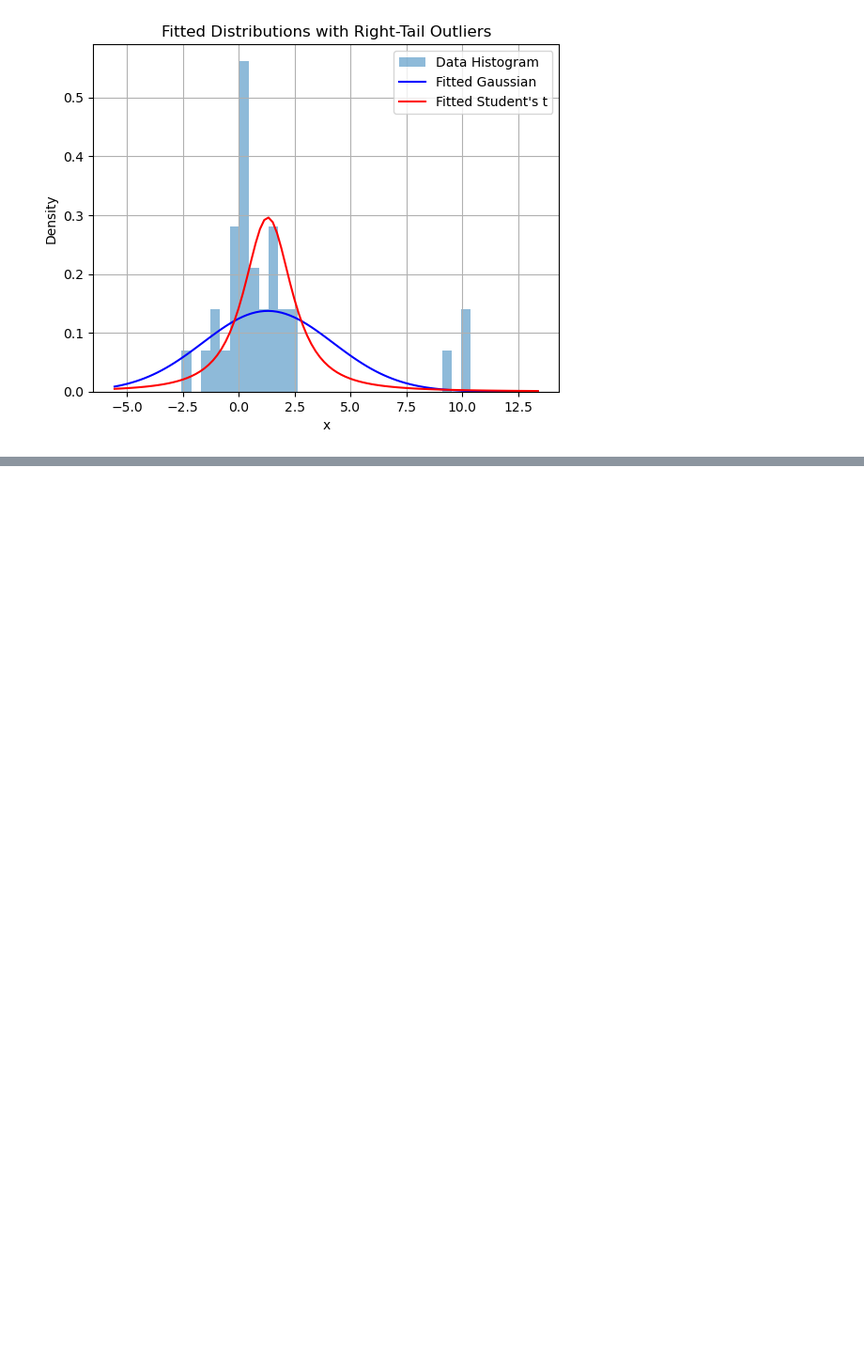
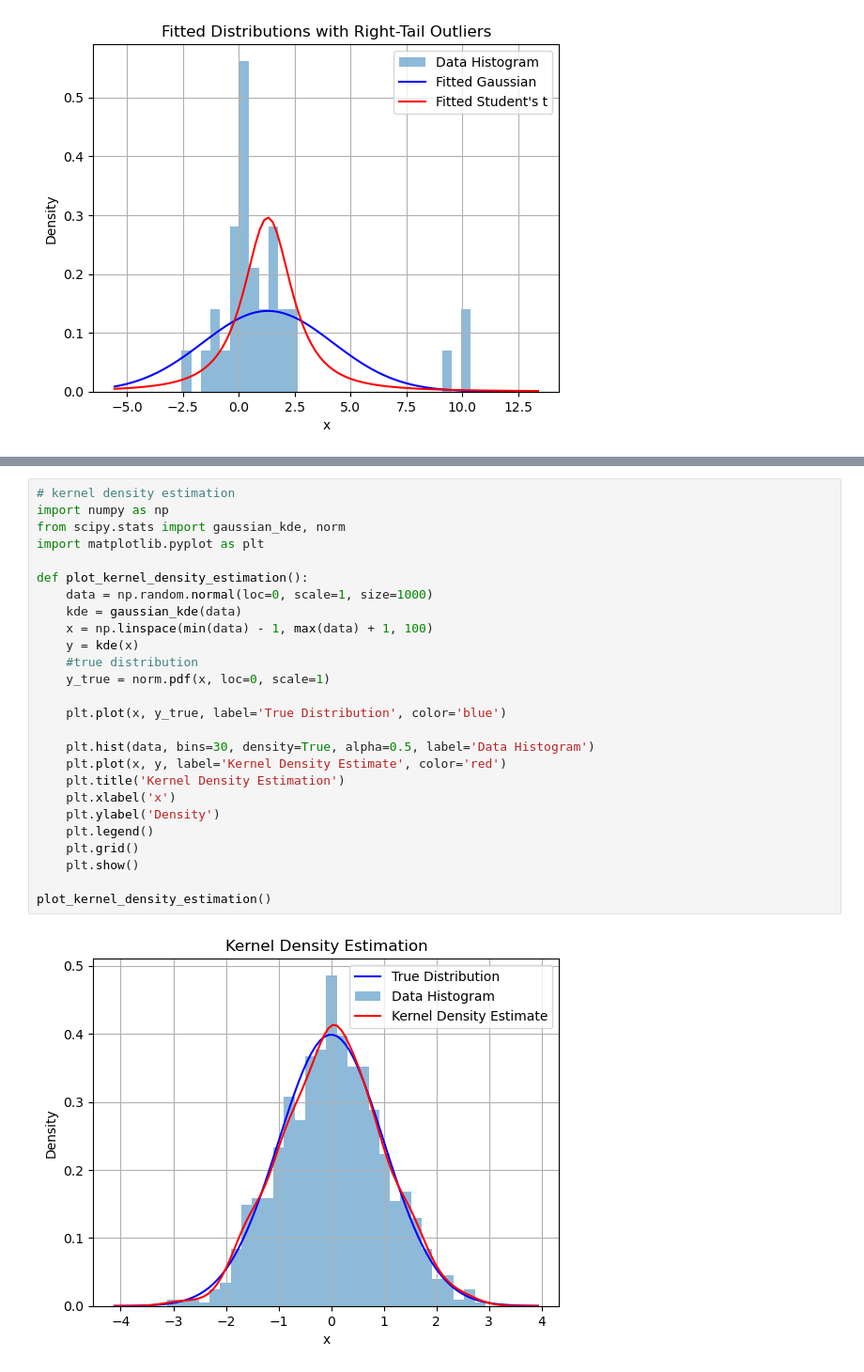
Before and after one commit to maitrungnguyen/PRML-reading, a Jupyter notebook: chapter 2/ch02_probability_distributions.ipynb, the cells around one changed output, grey strips where cells are left out. Shown at 94% size. Drawn from its saved outputs; the diff is of its cells as text; blank space fills up the shorter version.

```diff
--- a/chapter 2/ch02_probability_distributions.ipynb
+++ b/chapter 2/ch02_probability_distributions.ipynb
@@ -744,0 +1012,28 @@ where $A(m) = \frac{I_1(m)}{I_0(m)}$. The maximum likelihood estimate for $m$ ca
+# %%
+# kernel density estimation
+import numpy as np
+from scipy.stats import gaussian_kde, norm
+import matplotlib.pyplot as plt
+
+def plot_kernel_density_estimation():
+    data = np.random.normal(loc=0, scale=1, size=1000)
+    kde = gaussian_kde(data)
+    x = np.linspace(min(data) - 1, max(data) + 1, 100)
+    y = kde(x)
+    #true distribution
+    y_true = norm.pdf(x, loc=0, scale=1)
+
+    plt.plot(x, y_true, label='True Distribution', color='blue')
+
+    plt.hist(data, bins=30, density=True, alpha=0.5, label='Data Histogram')
+    plt.plot(x, y, label='Kernel Density Estimate', color='red')
+    plt.title('Kernel Density Estimation')
+    plt.xlabel('x')
+    plt.ylabel('Density')
+    plt.legend()
+    plt.grid()
+    plt.show()
+
+plot_kernel_density_estimation()
+# %% [output]
+[figure, added]
```
Also changed, not shown: parts of 13 cells of this notebook, 5 other files.
